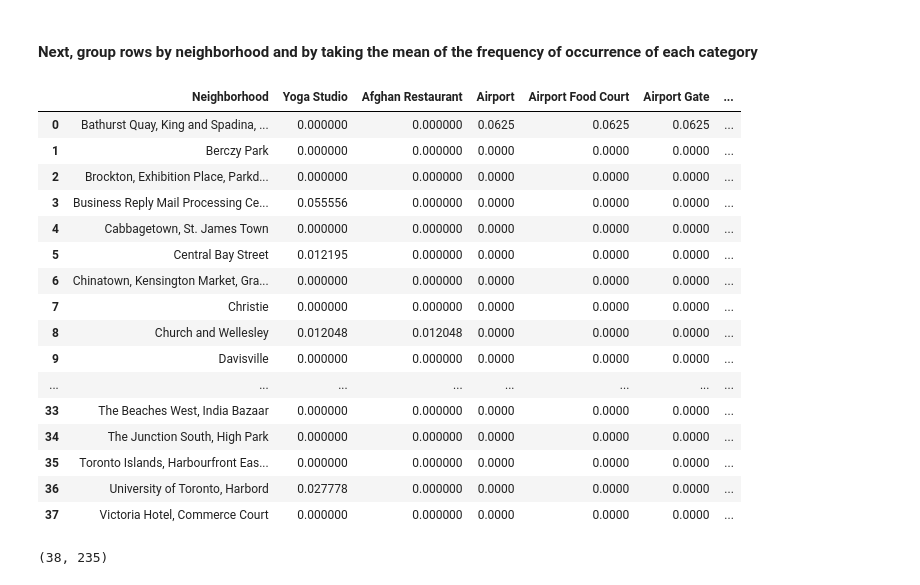
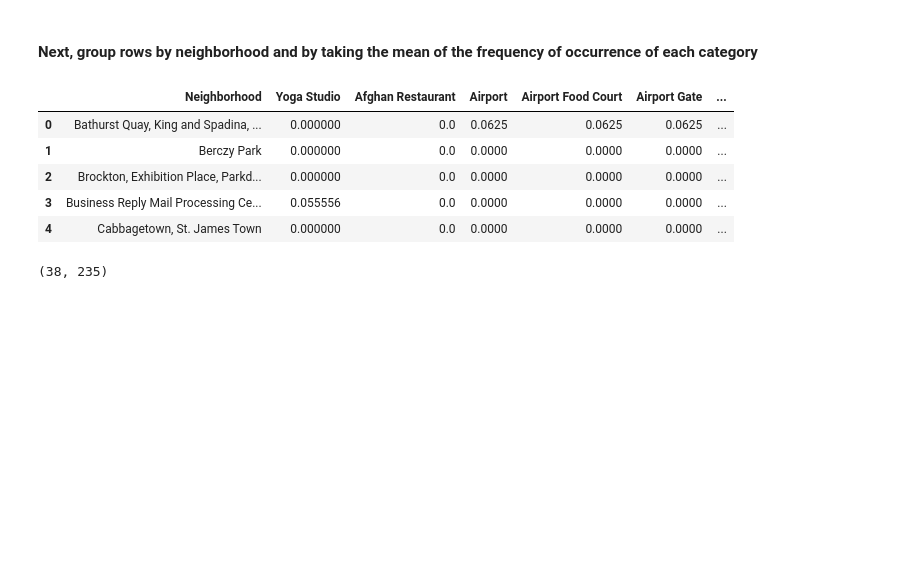
Before and after one commit to jacquelineguo/Coursera_DS_Capstone, a Jupyter notebook: CourseraCapstone.ipynb, the cells around one changed output. Saved outputs shown, nothing was run; the diff lists cells and outputs as text; code cells hidden in the pictures; blank space fills up the shorter version.

```diff
--- a/CourseraCapstone.ipynb
+++ b/CourseraCapstone.ipynb
@@ -381,25 +369,14 @@ toronto_onehot.shape
 #### Next, group rows by neighborhood and by taking the mean of the frequency of occurrence of each category
 # %%
 toronto_grouped = toronto_onehot.groupby('Neighborhood').mean().reset_index()
-toronto_grouped
+toronto_grouped.head()
 # %% [output]
 |  | Neighborhood | Yoga Studio | Afghan Restaurant | Airport | Airport Food Court | Airport Gate | ... |
-| 0 | Bathurst Quay, King and Spadina, ... | 0.000000 | 0.000000 | 0.0625 | 0.0625 | 0.0625 | ... |
-| 1 | Berczy Park | 0.000000 | 0.000000 | 0.0000 | 0.0000 | 0.0000 | ... |
-| 2 | Brockton, Exhibition Place, Parkd... | 0.000000 | 0.000000 | 0.0000 | 0.0000 | 0.0000 | ... |
-| 3 | Business Reply Mail Processing Ce... | 0.055556 | 0.000000 | 0.0000 | 0.0000 | 0.0000 | ... |
-| 4 | Cabbagetown, St. James Town | 0.000000 | 0.000000 | 0.0000 | 0.0000 | 0.0000 | ... |
-| 5 | Central Bay Street | 0.012195 | 0.000000 | 0.0000 | 0.0000 | 0.0000 | ... |
-| 6 | Chinatown, Kensington Market, Gra... | 0.000000 | 0.000000 | 0.0000 | 0.0000 | 0.0000 | ... |
-| 7 | Christie | 0.000000 | 0.000000 | 0.0000 | 0.0000 | 0.0000 | ... |
-| 8 | Church and Wellesley | 0.012048 | 0.012048 | 0.0000 | 0.0000 | 0.0000 | ... |
-| 9 | Davisville | 0.000000 | 0.000000 | 0.0000 | 0.0000 | 0.0000 | ... |
-| ... | ... | ... | ... | ... | ... | ... | ... |
-| 33 | The Beaches West, India Bazaar | 0.000000 | 0.000000 | 0.0000 | 0.0000 | 0.0000 | ... |
-| 34 | The Junction South, High Park | 0.000000 | 0.000000 | 0.0000 | 0.0000 | 0.0000 | ... |
-| 35 | Toronto Islands, Harbourfront Eas... | 0.000000 | 0.000000 | 0.0000 | 0.0000 | 0.0000 | ... |
-| 36 | University of Toronto, Harbord | 0.027778 | 0.000000 | 0.0000 | 0.0000 | 0.0000 | ... |
-| 37 | Victoria Hotel, Commerce Court | 0.000000 | 0.000000 | 0.0000 | 0.0000 | 0.0000 | ... |
+| 0 | Bathurst Quay, King and Spadina, ... | 0.000000 | 0.0 | 0.0625 | 0.0625 | 0.0625 | ... |
+| 1 | Berczy Park | 0.000000 | 0.0 | 0.0000 | 0.0000 | 0.0000 | ... |
+| 2 | Brockton, Exhibition Place, Parkd... | 0.000000 | 0.0 | 0.0000 | 0.0000 | 0.0000 | ... |
+| 3 | Business Reply Mail Processing Ce... | 0.055556 | 0.0 | 0.0000 | 0.0000 | 0.0000 | ... |
+| 4 | Cabbagetown, St. James Town | 0.000000 | 0.0 | 0.0000 | 0.0000 | 0.0000 | ... |
 # %%
 toronto_grouped.shape
 # %% [output]
```
Also changed, not shown: parts of 4 cells of this notebook.
